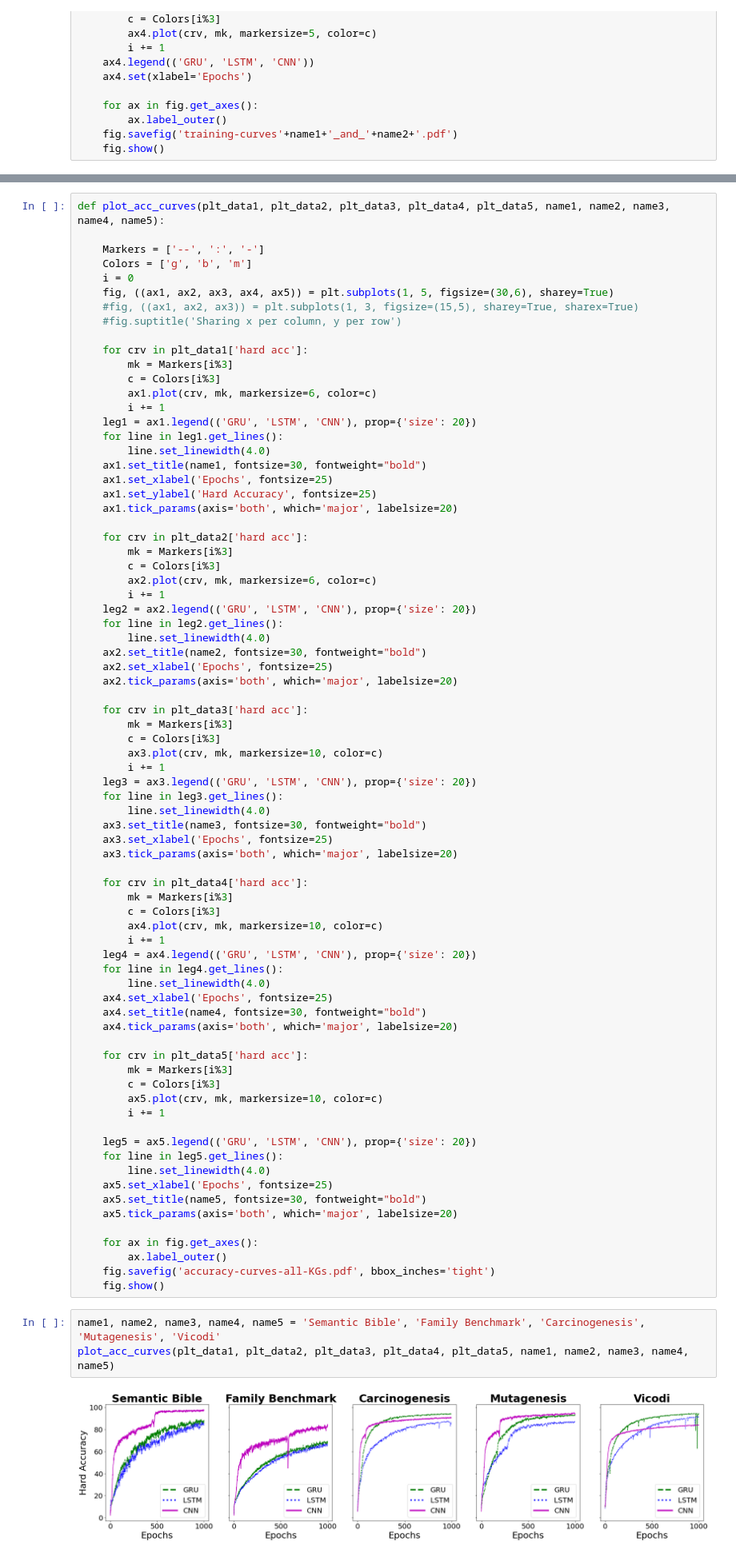
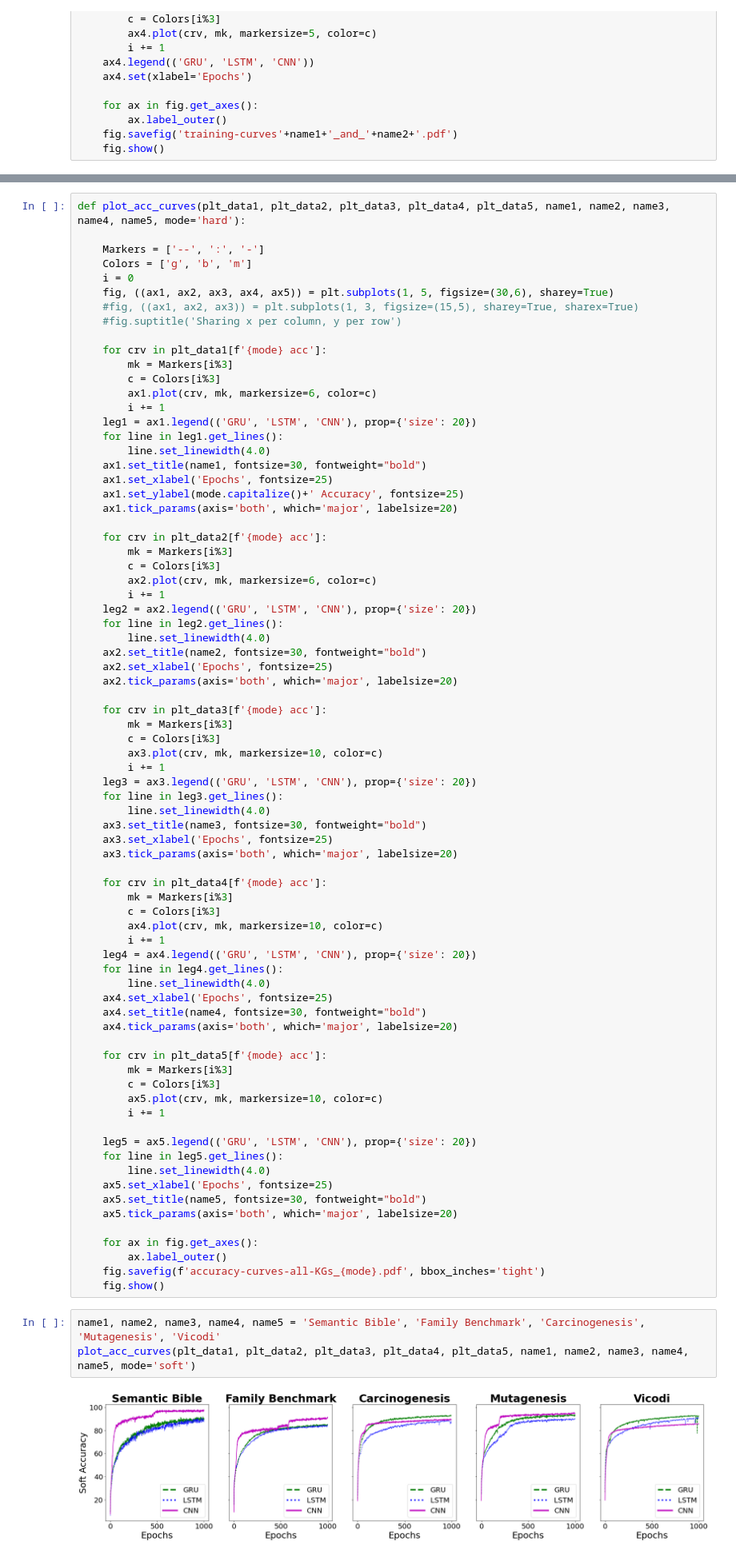
Before and after one commit to fosterreproducibleresearch/NCES, a Jupyter notebook: ReproduceNCES.ipynb, the cells around one changed output, grey strips where cells are left out. Shown at 80% size. Cells and saved outputs as stored; diff of their text form.

Commit message:
soft accuracy curves

```diff
--- a/ReproduceNCES.ipynb
+++ b/ReproduceNCES.ipynb
@@ -530,7 +531,7 @@ plot_curves(plt_data3, plt_data4, name1='Carcinogenesis', name2='Mutagenesis')
 # %% [output]
 [figure]
 # %%
-def plot_acc_curves(plt_data1, plt_data2, plt_data3, plt_data4, plt_data5, name1, name2, name3, name4, name5):
+def plot_acc_curves(plt_data1, plt_data2, plt_data3, plt_data4, plt_data5, name1, name2, name3, name4, name5, mode='hard'):
 
     Markers = ['--', ':', '-']
     Colors = ['g', 'b', 'm']
@@ -539,7 +540,7 @@ def plot_acc_curves(plt_data1, plt_data2, plt_data3, plt_data4, plt_data5, name1
     #fig, ((ax1, ax2, ax3)) = plt.subplots(1, 3, figsize=(15,5), sharey=True, sharex=True)
     #fig.suptitle('Sharing x per column, y per row')
 
-    for crv in plt_data1['hard acc']:
+    for crv in plt_data1[f'{mode} acc']:
         mk = Markers[i%3]
         c = Colors[i%3]
         ax1.plot(crv, mk, markersize=6, color=c)
@@ -549,10 +550,10 @@ def plot_acc_curves(plt_data1, plt_data2, plt_data3, plt_data4, plt_data5, name1
         line.set_linewidth(4.0)
     ax1.set_title(name1, fontsize=30, fontweight="bold")
     ax1.set_xlabel('Epochs', fontsize=25)
-    ax1.set_ylabel('Hard Accuracy', fontsize=25)
+    ax1.set_ylabel(mode.capitalize()+' Accuracy', fontsize=25)
     ax1.tick_params(axis='both', which='major', labelsize=20)
 
-    for crv in plt_data2['hard acc']:
+    for crv in plt_data2[f'{mode} acc']:
         mk = Markers[i%3]
         c = Colors[i%3]
         ax2.plot(crv, mk, markersize=6, color=c)
@@ -564,7 +565,7 @@ def plot_acc_curves(plt_data1, plt_data2, plt_data3, plt_data4, plt_data5, name1
     ax2.set_xlabel('Epochs', fontsize=25)
     ax2.tick_params(axis='both', which='major', labelsize=20)
 
-    for crv in plt_data3['hard acc']:
+    for crv in plt_data3[f'{mode} acc']:
         mk = Markers[i%3]
         c = Colors[i%3]
         ax3.plot(crv, mk, markersize=10, color=c)
@@ -576,7 +577,7 @@ def plot_acc_curves(plt_data1, plt_data2, plt_data3, plt_data4, plt_data5, name1
     ax3.set_xlabel('Epochs', fontsize=25)
     ax3.tick_params(axis='both', which='major', labelsize=20)
 
-    for crv in plt_data4['hard acc']:
+    for crv in plt_data4[f'{mode} acc']:
         mk = Markers[i%3]
         c = Colors[i%3]
         ax4.plot(crv, mk, markersize=10, color=c)
@@ -588,7 +589,7 @@ def plot_acc_curves(plt_data1, plt_data2, plt_data3, plt_data4, plt_data5, name1
     ax4.set_title(name4, fontsize=30, fontweight="bold")
     ax4.tick_params(axis='both', which='major', labelsize=20)
 
-    for crv in plt_data5['hard acc']:
+    for crv in plt_data5[f'{mode} acc']:
         mk = Markers[i%3]
         c = Colors[i%3]
         ax5.plot(crv, mk, markersize=10, color=c)
@@ -603,10 +604,10 @@ def plot_acc_curves(plt_data1, plt_data2, plt_data3, plt_data4, plt_data5, name1
 
     for ax in fig.get_axes():
         ax.label_outer()
-    fig.savefig('accuracy-curves-all-KGs.pdf', bbox_inches='tight')
+    fig.savefig(f'accuracy-curves-all-KGs_{mode}.pdf', bbox_inches='tight')
     fig.show()
 # %%
 name1, name2, name3, name4, name5 = 'Semantic Bible', 'Family Benchmark', 'Carcinogenesis', 'Mutagenesis', 'Vicodi'
-plot_acc_curves(plt_data1, plt_data2, plt_data3, plt_data4, plt_data5, name1, name2, name3, name4, name5)
+plot_acc_curves(plt_data1, plt_data2, plt_data3, plt_data4, plt_data5, name1, name2, name3, name4, name5, mode='soft')
 # %% [output]
-[figure, old version]
+[figure, new version]
```
Also changed, not shown: parts of 1 cell of this notebook, 1 other file.
